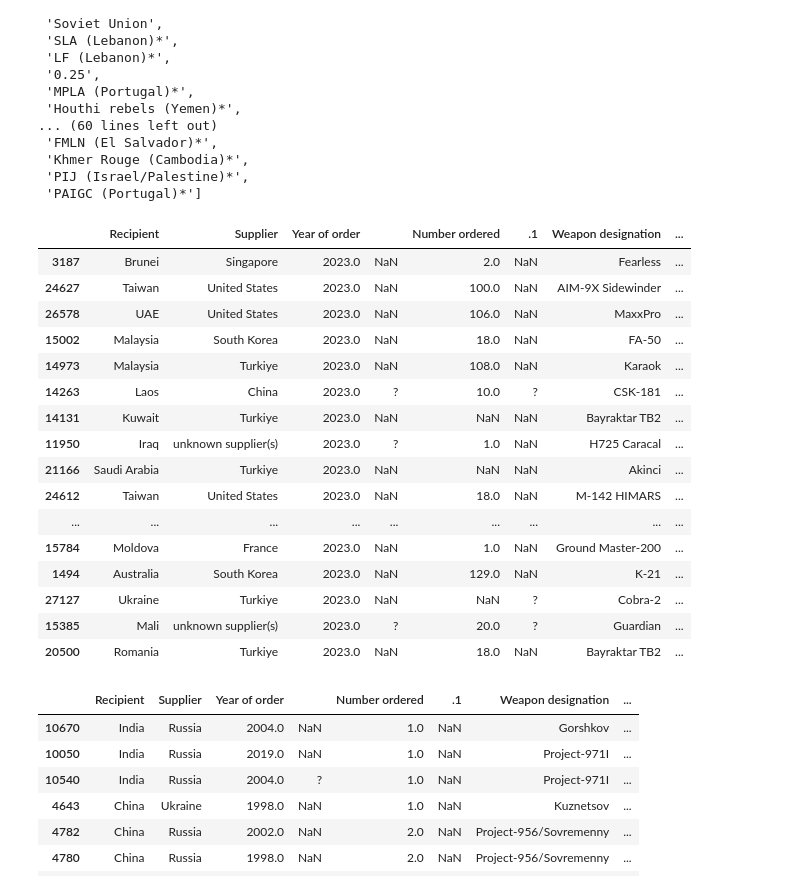
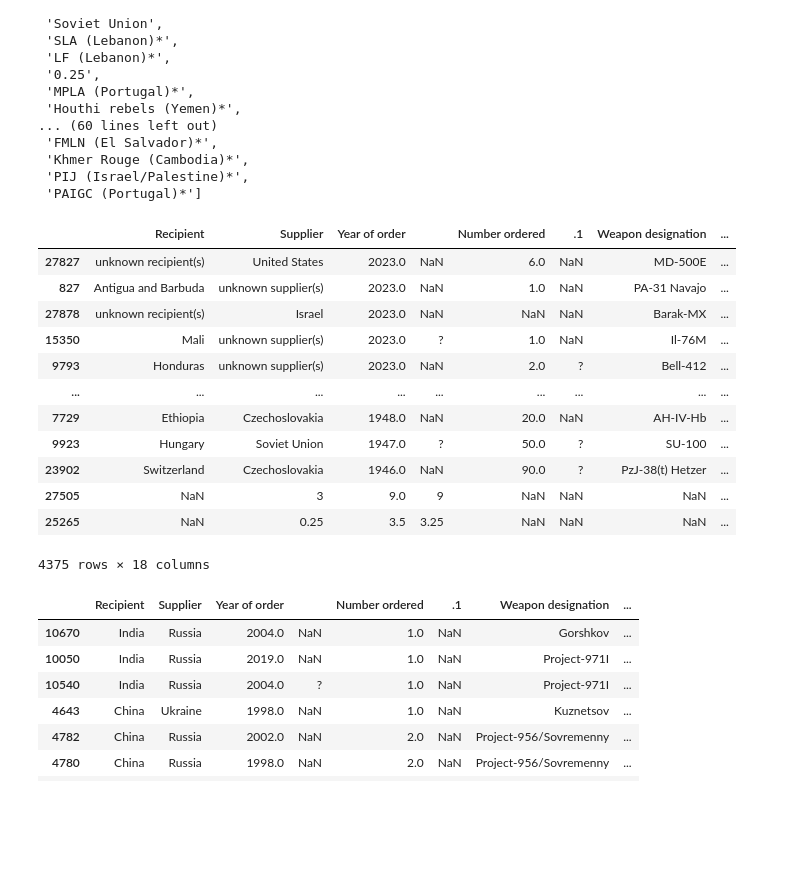
Before and after one commit to ClaytonB-3/arms-trade-proj, a Jupyter notebook: data_cleaning.ipynb, the cells around one changed output. Drawn from its saved outputs; the diff is of its cells as text; code cells hidden in the pictures; blank space fills up the shorter version.

Commit message:
filter df to unidentified countries. to-do: see most recent missing countries

```diff
--- a/data_cleaning.ipynb
+++ b/data_cleaning.ipynb
@@ -53,25 +53,22 @@ unique_unidentified_countries
 # %%
 df = pd.read_csv('raw_data/trade-register.csv', encoding=result["encoding"])
 # %%
-df[(df['Mapped_Supplier'].isna() ) | (df['Mapped_Recipient'].isna() )].sort_values('Year of order', ascending=False).head(50)
+have_tableau_matches = df[df[['Supplier','Recipient']].isin(unique_unidentified_countries).any(axis=1)]
+have_tableau_matches.sort_values('Year of order', ascending=False)
 # %% [output]
 |  | Recipient | Supplier | Year of order |  | Number ordered | .1 | Weapon designation | ... |
-| 3187 | Brunei | Singapore | 2023.0 | NaN | 2.0 | NaN | Fearless | ... |
-| 24627 | Taiwan | United States | 2023.0 | NaN | 100.0 | NaN | AIM-9X Sidewinder | ... |
-| 26578 | UAE | United States | 2023.0 | NaN | 106.0 | NaN | MaxxPro | ... |
-| 15002 | Malaysia | South Korea | 2023.0 | NaN | 18.0 | NaN | FA-50 | ... |
-| 14973 | Malaysia | Turkiye | 2023.0 | NaN | 108.0 | NaN | Karaok | ... |
-| 14263 | Laos | China | 2023.0 | ? | 10.0 | ? | CSK-181 | ... |
-| 14131 | Kuwait | Turkiye | 2023.0 | NaN | NaN | NaN | Bayraktar TB2 | ... |
-| 11950 | Iraq | unknown supplier(s) | 2023.0 | ? | 1.0 | NaN | H725 Caracal | ... |
-| 21166 | Saudi Arabia | Turkiye | 2023.0 | NaN | NaN | NaN | Akinci | ... |
-| 24612 | Taiwan | United States | 2023.0 | NaN | 18.0 | NaN | M-142 HIMARS | ... |
+| 27827 | unknown recipient(s) | United States | 2023.0 | NaN | 6.0 | NaN | MD-500E | ... |
+| 827 | Antigua and Barbuda | unknown supplier(s) | 2023.0 | NaN | 1.0 | NaN | PA-31 Navajo | ... |
+| 27878 | unknown recipient(s) | Israel | 2023.0 | NaN | NaN | NaN | Barak-MX | ... |
+| 15350 | Mali | unknown supplier(s) | 2023.0 | ? | 1.0 | NaN | Il-76M | ... |
+| 9793 | Honduras | unknown supplier(s) | 2023.0 | NaN | 2.0 | ? | Bell-412 | ... |
 | ... | ... | ... | ... | ... | ... | ... | ... | ... |
-| 15784 | Moldova | France | 2023.0 | NaN | 1.0 | NaN | Ground Master-200 | ... |
-| 1494 | Australia | South Korea | 2023.0 | NaN | 129.0 | NaN | K-21 | ... |
-| 27127 | Ukraine | Turkiye | 2023.0 | NaN | NaN | ? | Cobra-2 | ... |
-| 15385 | Mali | unknown supplier(s) | 2023.0 | ? | 20.0 | ? | Guardian | ... |
-| 20500 | Romania | Turkiye | 2023.0 | NaN | 18.0 | NaN | Bayraktar TB2 | ... |
+| 7729 | Ethiopia | Czechoslovakia | 1948.0 | NaN | 20.0 | NaN | AH-IV-Hb | ... |
+| 9923 | Hungary | Soviet Union | 1947.0 | ? | 50.0 | ? | SU-100 | ... |
+| 23902 | Switzerland | Czechoslovakia | 1946.0 | NaN | 90.0 | ? | PzJ-38(t) Hetzer | ... |
+| 27505 | NaN | 3 | 9.0 | 9 | NaN | NaN | NaN | ... |
+| 25265 | NaN | 0.25 | 3.5 | 3.25 | NaN | NaN | NaN | ... |
+4375 rows × 18 columns
 # %%
 # 10 most valuable per unit items
 df.sort_values('SIPRI TIV per unit', ascending=False).head(10)
```
